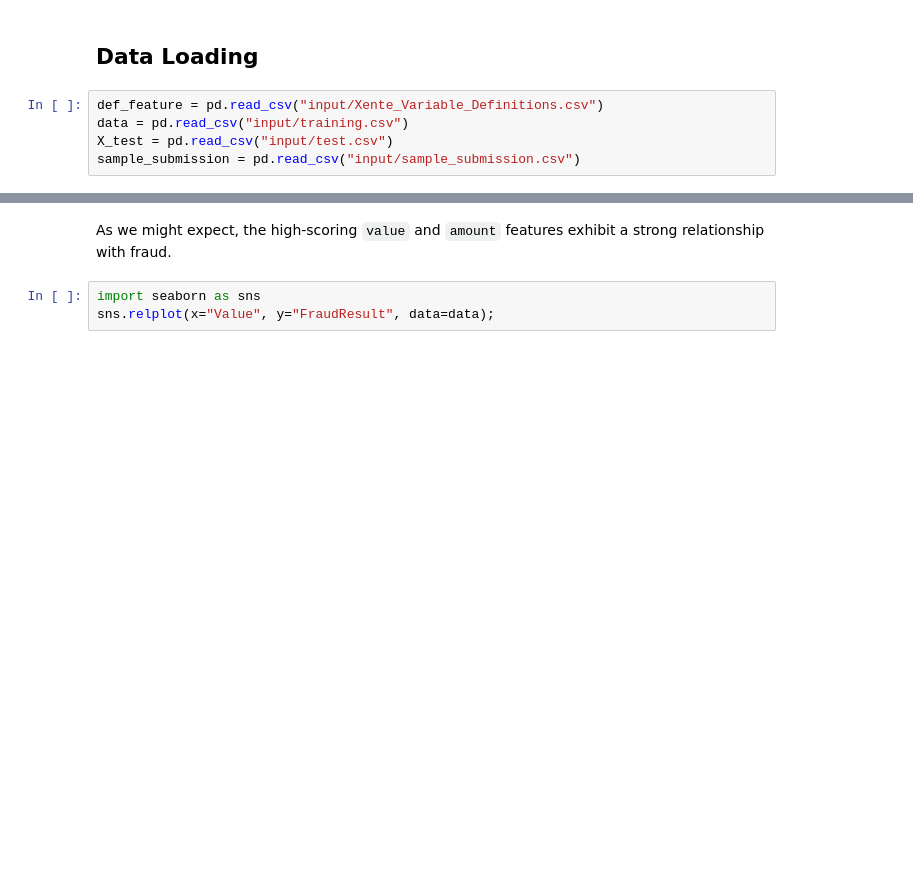
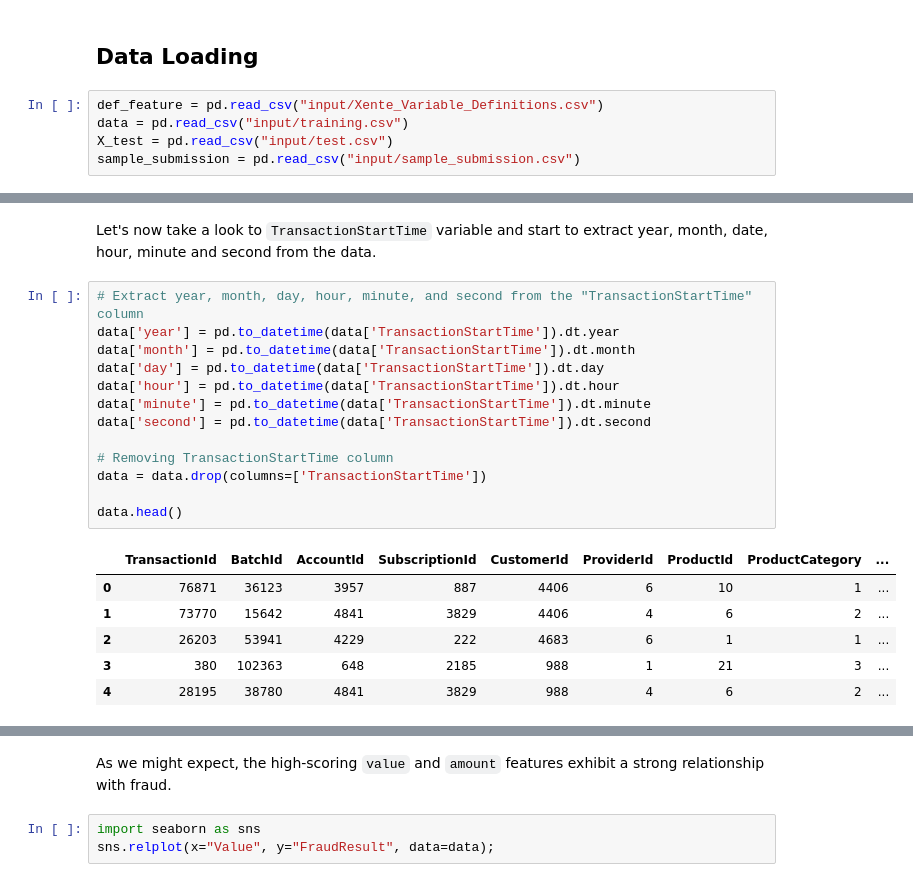
Before and after one commit to SarahLiettefti/AI5L_AILab_FraudDetection, a Jupyter notebook: main.ipynb, the cells around one changed output, grey strips where cells are left out. Cells and saved outputs as stored; diff of their text form; blank space fills up the shorter version.

```diff
--- a/main.ipynb
+++ b/main.ipynb
@@ -45,0 +171,22 @@ def_feature
+# %% [markdown]
+Let's now take a look to `TransactionStartTime` variable and start to extract year, month, date, hour, minute and second from the data.
+# %%
+# Extract year, month, day, hour, minute, and second from the "TransactionStartTime" column
+data['year'] = pd.to_datetime(data['TransactionStartTime']).dt.year
+data['month'] = pd.to_datetime(data['TransactionStartTime']).dt.month
+data['day'] = pd.to_datetime(data['TransactionStartTime']).dt.day
+data['hour'] = pd.to_datetime(data['TransactionStartTime']).dt.hour
+data['minute'] = pd.to_datetime(data['TransactionStartTime']).dt.minute
+data['second'] = pd.to_datetime(data['TransactionStartTime']).dt.second
+
+# Removing TransactionStartTime column
+data = data.drop(columns=['TransactionStartTime'])
+
+data.head()
+# %% [output]
+|  | TransactionId | BatchId | AccountId | SubscriptionId | CustomerId | ProviderId | ProductId | ProductCategory | ... |
+| 0 | 76871 | 36123 | 3957 | 887 | 4406 | 6 | 10 | 1 | ... |
+| 1 | 73770 | 15642 | 4841 | 3829 | 4406 | 4 | 6 | 2 | ... |
+| 2 | 26203 | 53941 | 4229 | 222 | 4683 | 6 | 1 | 1 | ... |
+| 3 | 380 | 102363 | 648 | 2185 | 988 | 1 | 21 | 3 | ... |
+| 4 | 28195 | 38780 | 4841 | 3829 | 988 | 4 | 6 | 2 | ... |
```
Also changed, not shown: parts of 24 cells of this notebook.
